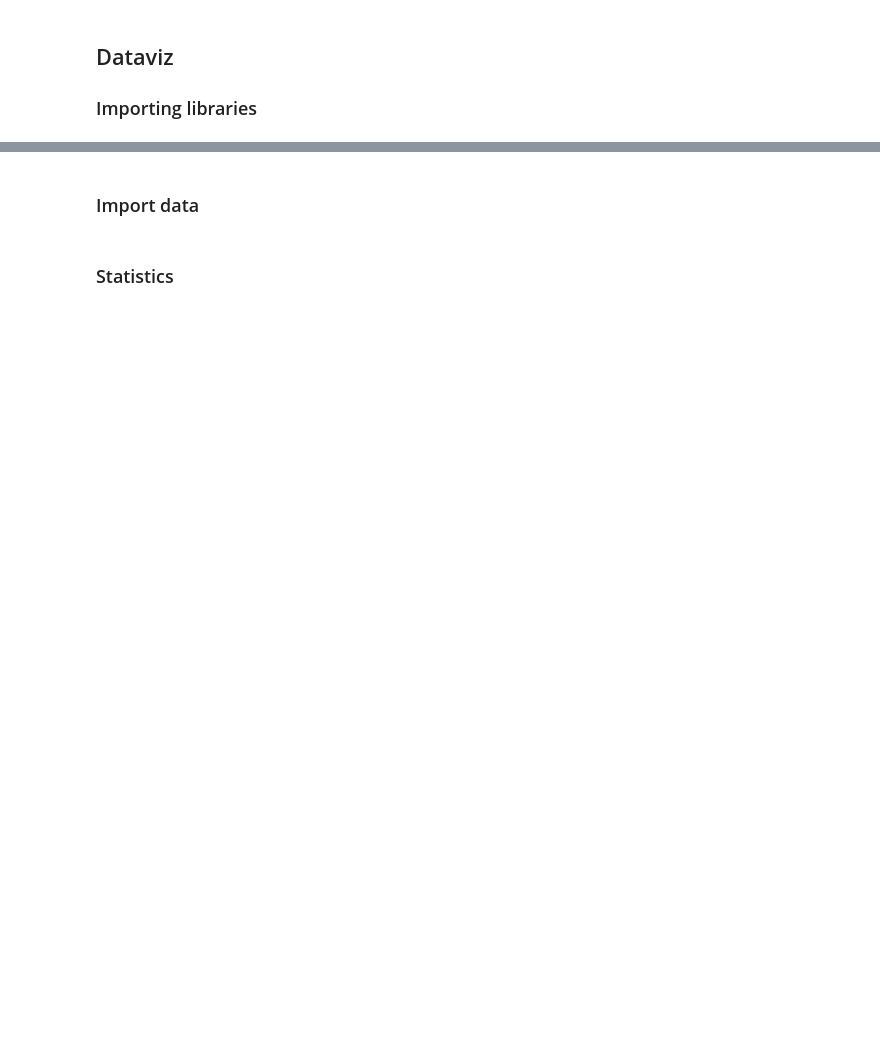
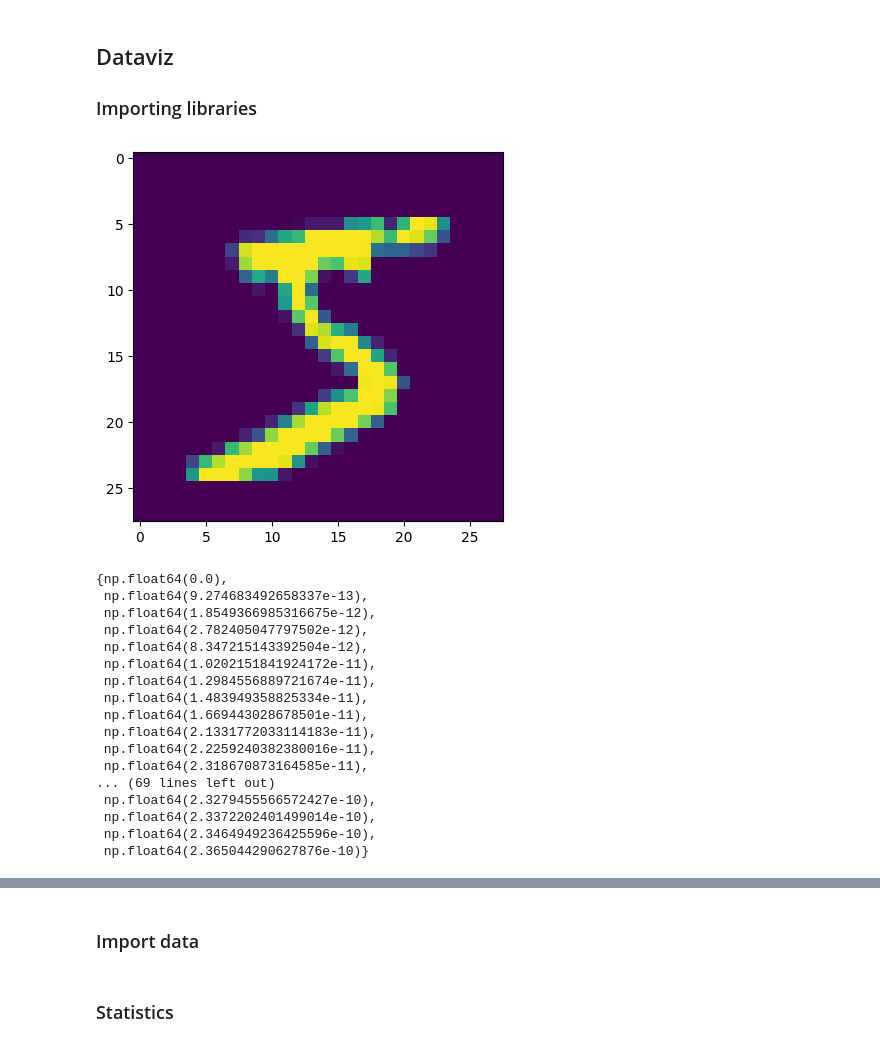
Before and after one commit to Magic-Solutions/MRI-Super-Resolution, a Jupyter notebook: utils/eda_notebook.ipynb, the cells around one changed output, grey strips where cells are left out. Drawn from its saved outputs; the diff is of its cells as text; code cells hidden in the pictures; blank space fills up the shorter version.

```diff
--- a/utils/eda_notebook.ipynb
+++ b/utils/eda_notebook.ipynb
@@ -9,3 +9,36 @@ import numpy as np
 import matplotlib.pyplot as plt
 import pandas as pd
 from matplotlib.backends.backend_pdf import PdfPages
+# %%
+import tensorflow as tf
+import numpy as np
+
+# Load the MNIST dataset
+(train_images, train_labels), (test_images, test_labels) = tf.keras.datasets.mnist.load_data()
+# %%
+train_images = train_images / 255.0
+
+# plot first image
+plt.imshow(train_images[0])
+plt.show()
+
+set(train_images[0].flatten())
+# %% [output]
+[figure, added]
+{np.float64(0.0),
+ np.float64(9.274683492658337e-13),
+ np.float64(1.8549366985316675e-12),
+ np.float64(2.782405047797502e-12),
+ np.float64(8.347215143392504e-12),
+ np.float64(1.0202151841924172e-11),
+ np.float64(1.2984556889721674e-11),
+ np.float64(1.483949358825334e-11),
+ np.float64(1.669443028678501e-11),
+ np.float64(2.1331772033114183e-11),
+ np.float64(2.2259240382380016e-11),
+ np.float64(2.318670873164585e-11),
+... (69 lines left out)
+ np.float64(2.3279455566572427e-10),
+ np.float64(2.3372202401499014e-10),
+ np.float64(2.3464949236425596e-10),
+ np.float64(2.365044290627876e-10)}
```
Also changed, not shown: parts of 3 cells of this notebook.
